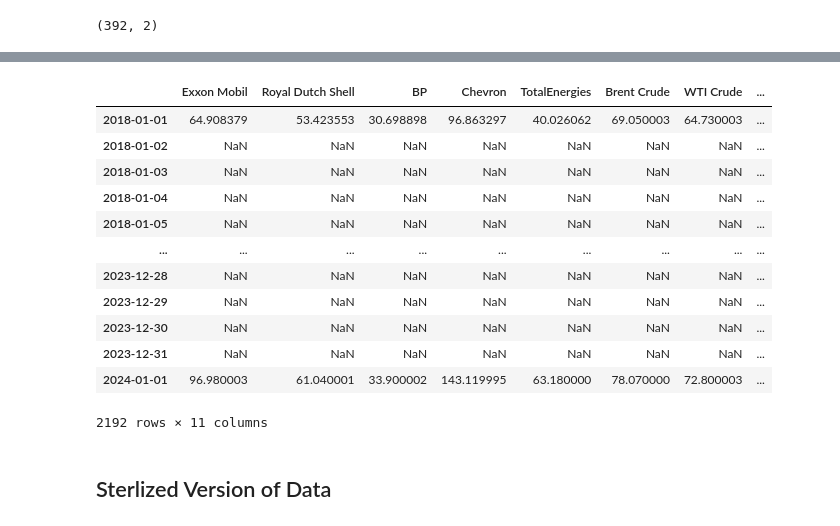
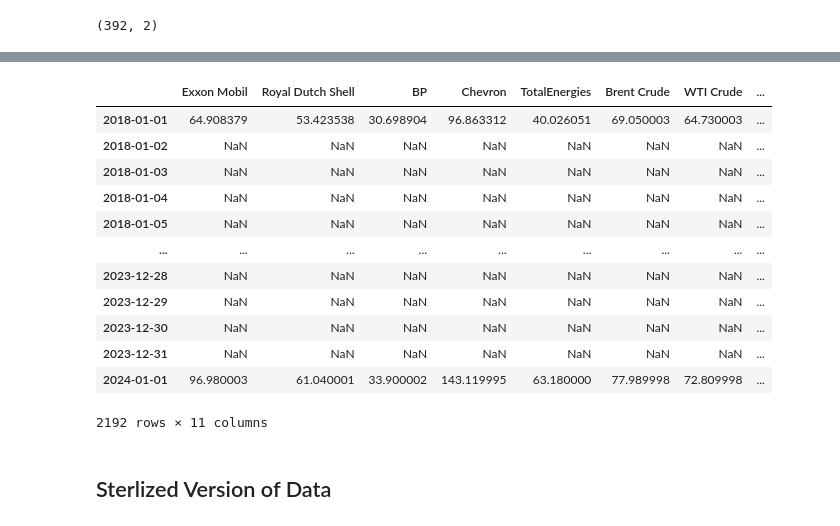
Before and after one commit to pankajti/qtw, a Jupyter notebook: Risk_GWP1.ipynb, the cells around one changed output, grey strips where cells are left out. Saved outputs shown, nothing was run; the diff lists cells and outputs as text; code cells hidden in the pictures.

```diff
--- a/Risk_GWP1.ipynb
+++ b/Risk_GWP1.ipynb
@@ -183,7 +179,7 @@ tickers = {
 data = {}
 for name, ticker in tickers.items():
     ticker_data = yf.Ticker(ticker)
-    data[name] = ticker_data.history(start="2018-01-01", interval="1mo")['Close']
+    data[name] = ticker_data.history(start="2018-01-01")['Close']
 
 # Convert to DataFrame
 df = pd.DataFrame(data)
@@ -306,7 +293,7 @@ macro_data_df.shape
 # %% [output]
 (392, 2)
 # %%
-mm_data_clean= mm_data_clean.join(price).rename({'WTISPLC': 'oil_spot_price'})
+#mm_data_clean= mm_data_clean.join(price).rename({'WTISPLC': 'oil_spot_price'})
 # %%
 import datetime as dt
 # %%
@@ -332,3 +303,5 @@ mm_data_clean_up
+# %%
+mm_data_clean_up.index = mm_data_clean_up.index.map(lambda x :dt.datetime.strptime(x.strftime('%Y%m%d'),'%Y%m%d'))
 # %%
 mm_data_clean_up.index
 # %% [output]
@@ -366,8 +389,8 @@ DatetimeIndex(['2018-01-01', '2018-02-01', '2018-03-01', '2018-04-01',
 # %%
-financial_data.join(mm_data_clean_up,how='outer')
+financial_data.fillna(0).join(mm_data_clean_up,how='outer')
 # %% [output]
 |  | Exxon Mobil | Royal Dutch Shell | BP | Chevron | TotalEnergies | Brent Crude | WTI Crude | ... |
-| 2018-01-01 | 64.908379 | 53.423553 | 30.698898 | 96.863297 | 40.026062 | 69.050003 | 64.730003 | ... |
+| 2018-01-01 | 64.908379 | 53.423538 | 30.698904 | 96.863312 | 40.026051 | 69.050003 | 64.730003 | ... |
 | 2018-01-02 | NaN | NaN | NaN | NaN | NaN | NaN | NaN | ... |
 | 2018-01-03 | NaN | NaN | NaN | NaN | NaN | NaN | NaN | ... |
 | 2018-01-04 | NaN | NaN | NaN | NaN | NaN | NaN | NaN | ... |
@@ -377,7 +400,7 @@ financial_data.join(mm_data_clean_up,how='outer')
 | 2023-12-29 | NaN | NaN | NaN | NaN | NaN | NaN | NaN | ... |
 | 2023-12-30 | NaN | NaN | NaN | NaN | NaN | NaN | NaN | ... |
 | 2023-12-31 | NaN | NaN | NaN | NaN | NaN | NaN | NaN | ... |
-| 2024-01-01 | 96.980003 | 61.040001 | 33.900002 | 143.119995 | 63.180000 | 78.070000 | 72.800003 | ... |
+| 2024-01-01 | 96.980003 | 61.040001 | 33.900002 | 143.119995 | 63.180000 | 77.989998 | 72.809998 | ... |
 2192 rows × 11 columns
 # %% [markdown]
 ## Sterlized Version of Data
```
Also changed, not shown: parts of 18 cells of this notebook.
